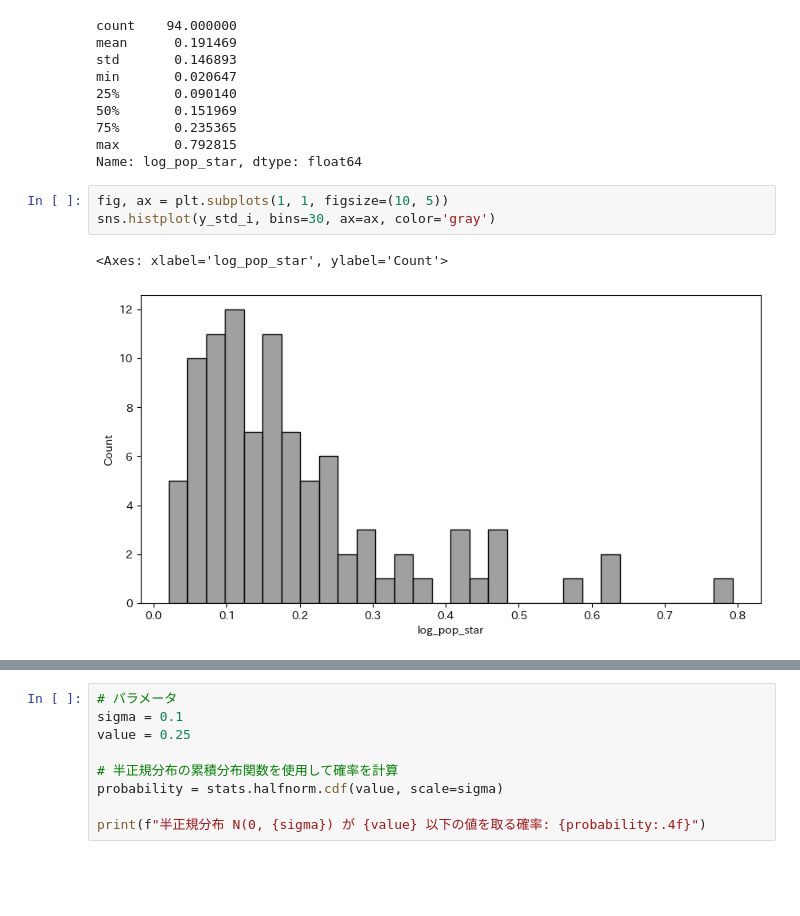
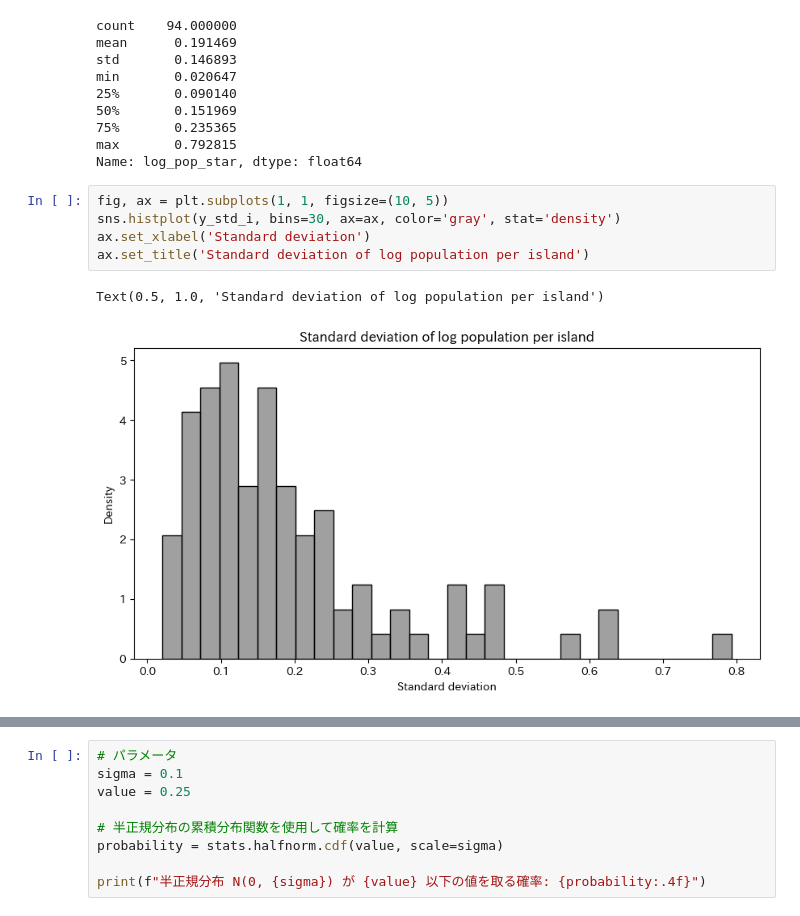
Before and after one commit to Keisei-Akiya/bridge-straw-effects, a Jupyter notebook: src/visualization/distribution/decide_prior.ipynb, the cells around one changed output, grey strips where cells are left out. Cells and saved outputs as stored; diff of their text form; blank space fills up the shorter version.

```diff
--- a/src/visualization/distribution/decide_prior.ipynb
+++ b/src/visualization/distribution/decide_prior.ipynb
@@ -155,7 +178,9 @@ max       0.792815
 Name: log_pop_star, dtype: float64
 # %%
 fig, ax = plt.subplots(1, 1, figsize=(10, 5))
-sns.histplot(y_std_i, bins=30, ax=ax, color='gray')
+sns.histplot(y_std_i, bins=30, ax=ax, color='gray', stat='density')
+ax.set_xlabel('Standard deviation')
+ax.set_title('Standard deviation of log population per island')
 # %% [output]
-<Axes: xlabel='log_pop_star', ylabel='Count'>
+Text(0.5, 1.0, 'Standard deviation of log population per island')
-[figure, old version]
+[figure, new version]
```
Also changed, not shown: parts of 9 cells of this notebook, 3 other files.
